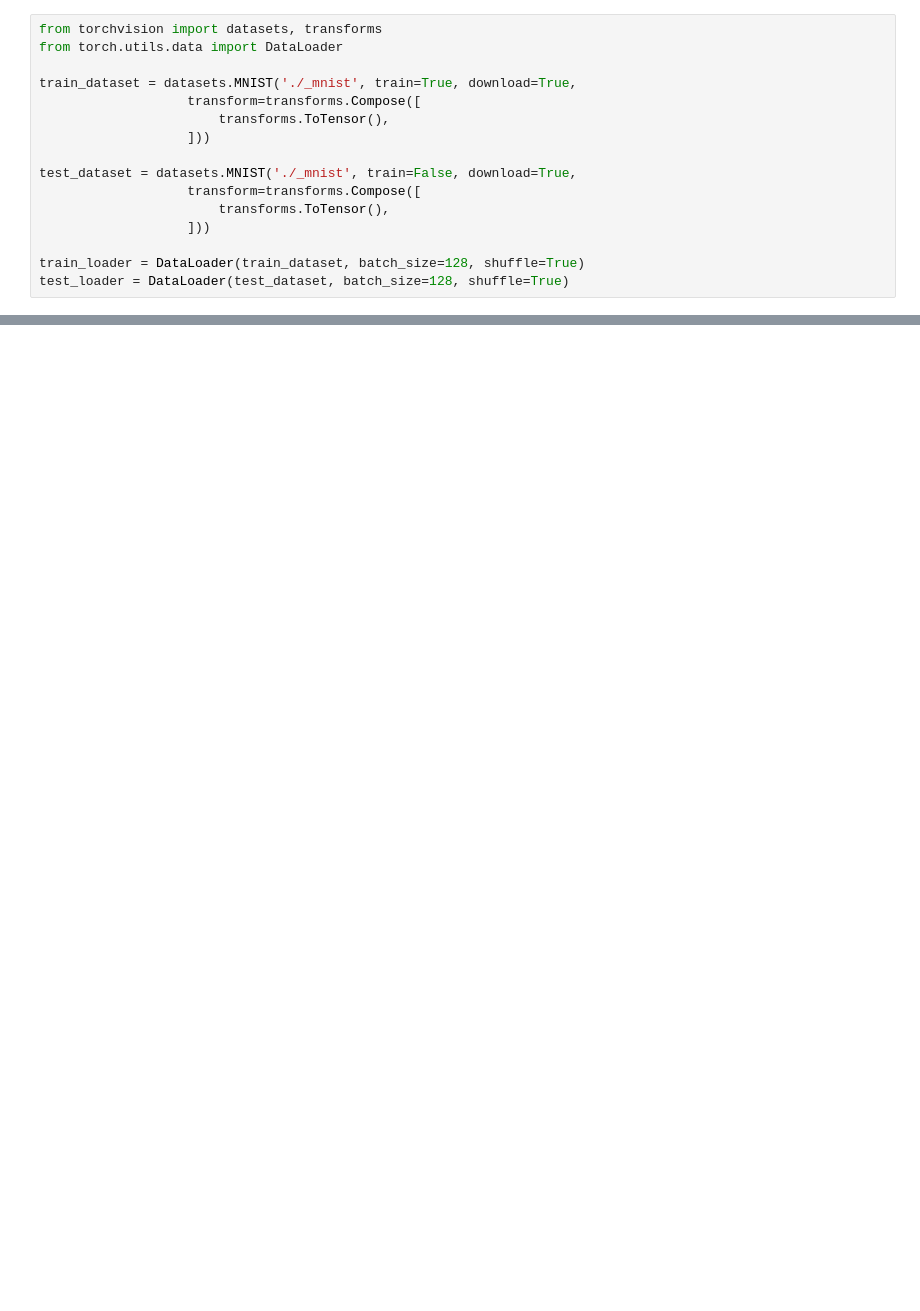
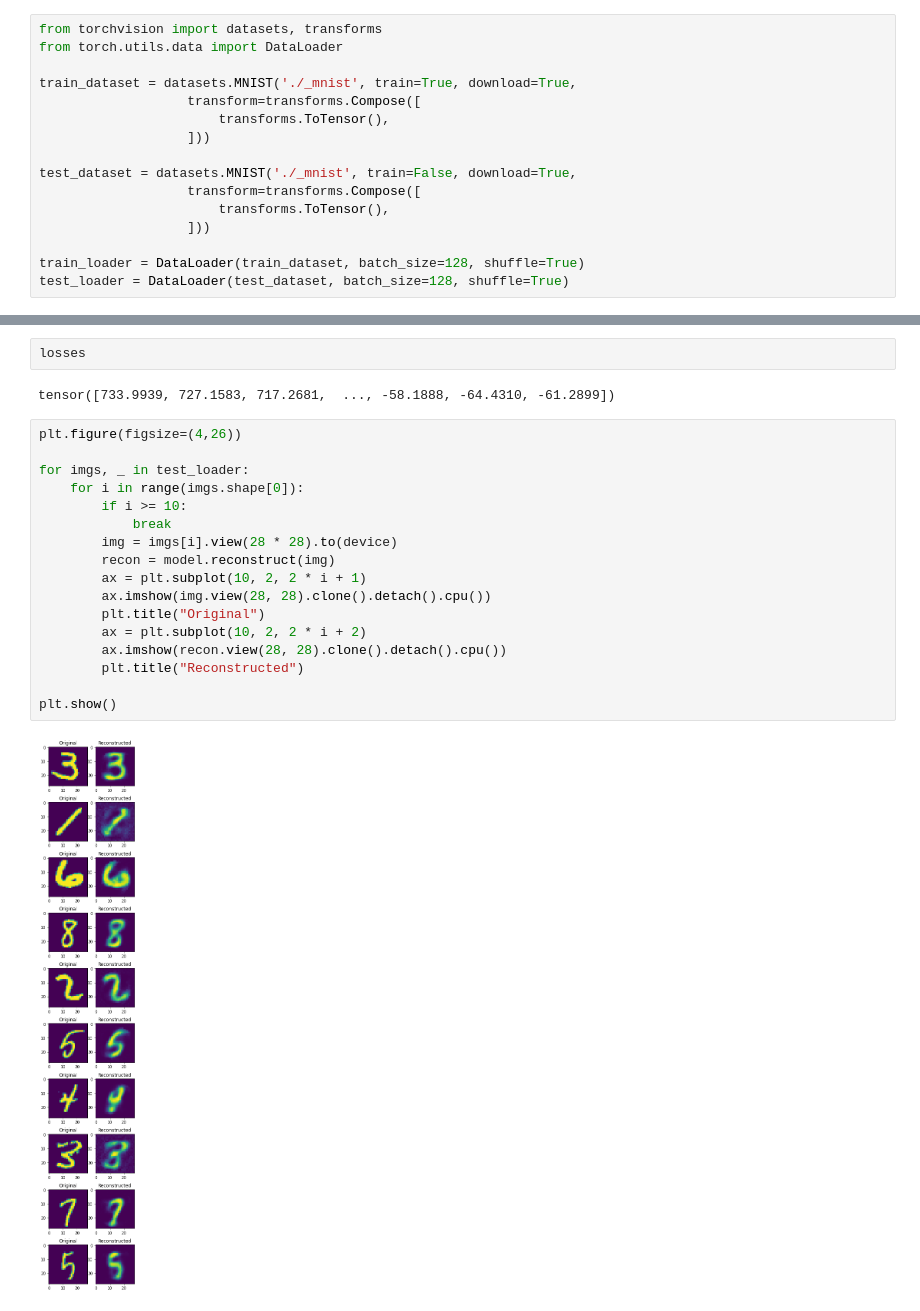
Before and after one commit to ox-advanced-topics-ml-2022-23-group-13/elbo-comparison, a Jupyter notebook: comparison/notebooks/mnist.ipynb, the cells around one changed output, grey strips where cells are left out. Cells and saved outputs as stored; diff of their text form; blank space fills up the shorter version.

```diff
--- a/comparison/notebooks/mnist.ipynb
+++ b/comparison/notebooks/mnist.ipynb
@@ -48,0 +61,23 @@ tensor([-7.3797e+02, -7.4655e+02, -7.4888e+02,  ..., -4.8170e+20,
+# %%
+losses
+# %% [output]
+tensor([733.9939, 727.1583, 717.2681,  ..., -58.1888, -64.4310, -61.2899])
+# %%
+plt.figure(figsize=(4,26))
+
+for imgs, _ in test_loader:
+    for i in range(imgs.shape[0]):
+        if i >= 10:
+            break
+        img = imgs[i].view(28 * 28).to(device)
+        recon = model.reconstruct(img)
+        ax = plt.subplot(10, 2, 2 * i + 1)
+        ax.imshow(img.view(28, 28).clone().detach().cpu())
+        plt.title("Original")
+        ax = plt.subplot(10, 2, 2 * i + 2)
+        ax.imshow(recon.view(28, 28).clone().detach().cpu())
+        plt.title("Reconstructed")
+
+plt.show()
+# %% [output]
+[figure, added]
```
Also changed, not shown: parts of 7 cells of this notebook, 2 other files.
